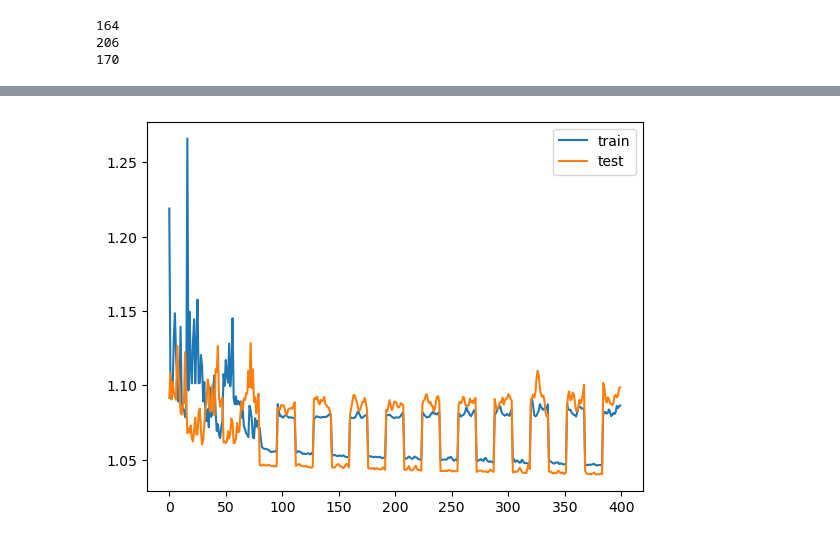
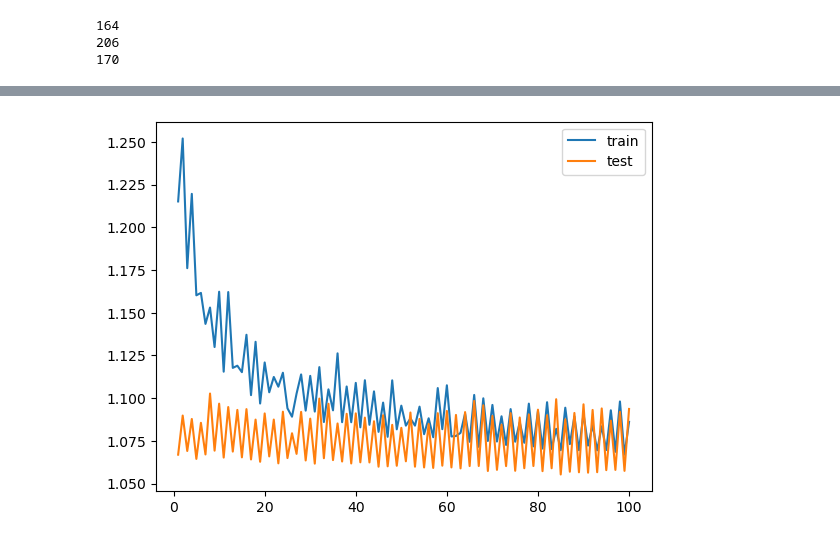
Before and after one commit to MeltonYu/EURUSD-LSTM-prediction, a Jupyter notebook: Mac_model.ipynb, the cells around one changed output, grey strips where cells are left out. Drawn from its saved outputs; the diff is of its cells as text; code cells hidden in the pictures.

```diff
--- a/Mac_model.ipynb
+++ b/Mac_model.ipynb
@@ -161,8 +154,8 @@ def train_model(loss_function, optimizer, model, loader,train_data,test_data,epo
 
   return loss_ls
 # %%
-optim_Adam = torch.optim.Adam(net_test.parameters(),lr = 0.001)
-epochs = 5
+optim_Adam = torch.optim.Adam(net_test.parameters(),lr = 0.0001)
+epochs = 100
 loss_ls = train_model(loss_function=loss,optimizer=optim_Adam,model=net_test,loader=train_loader,train_data=train_set,
                       test_data=test_set,epochs=epochs)
 # %% [output]
@@ -186,8 +178,0 @@ test loss is 1.0944887593149804
-# %%
-loss_array_1 = np.array(loss_ls).reshape((2,epochs,-1)).reshape((2,-1))
-
-for param_group in optim_Adam.param_groups:
-    param_group['lr'] = 0.0001
-epochs = 20
-loss_ls = train_model(loss_function=loss,optimizer=optim_Adam,model=net_test,loader=train_loader,train_data=train_set,
-                      test_data=test_set,epochs=epochs)
@@ -212,14 +179,12 @@ test loss is 1.0987152359513226
 # %%
-loss_array_2 = np.array(loss_ls).reshape((2,epochs,-1)).reshape((2,-1))
+loss_array = np.array(loss_ls).reshape((2,epochs))
 
-loss_array = np.concatenate((loss_array_1,loss_array_2),axis=-1)
-
-plt.plot(loss_array[0],label = "train")
-plt.plot(loss_array[1],label= "test")
+plt.plot(range(1,len(loss_array[0])+1),loss_array[0],label = "train")
+plt.plot(range(1,len(loss_array[1])+1),loss_array[1],label= "test")
 plt.legend()
 plt.show()
 # %% [output]
-[figure, old version]
+[figure, new version]
 # %%
 import torch.nn.functional as F
 from sklearn.metrics import accuracy_score
```
Also changed, not shown: parts of 7 cells of this notebook, 6 other files.
